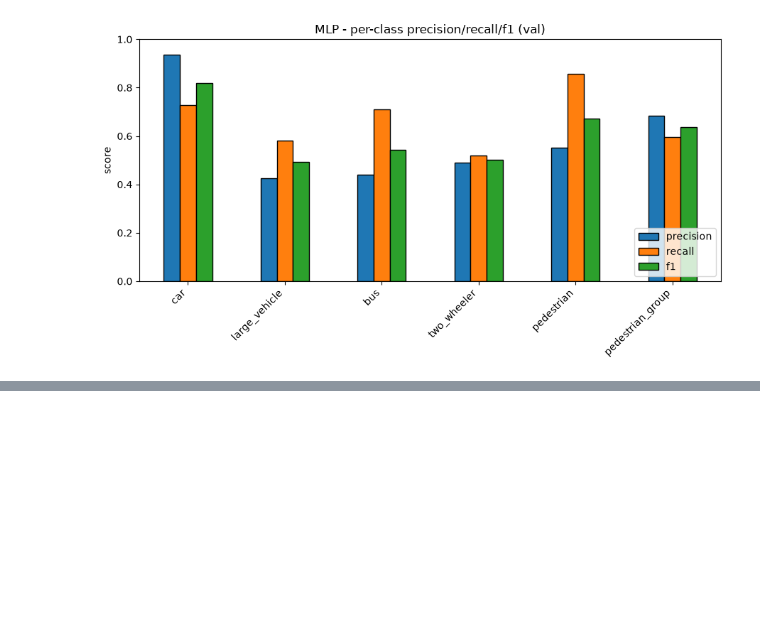
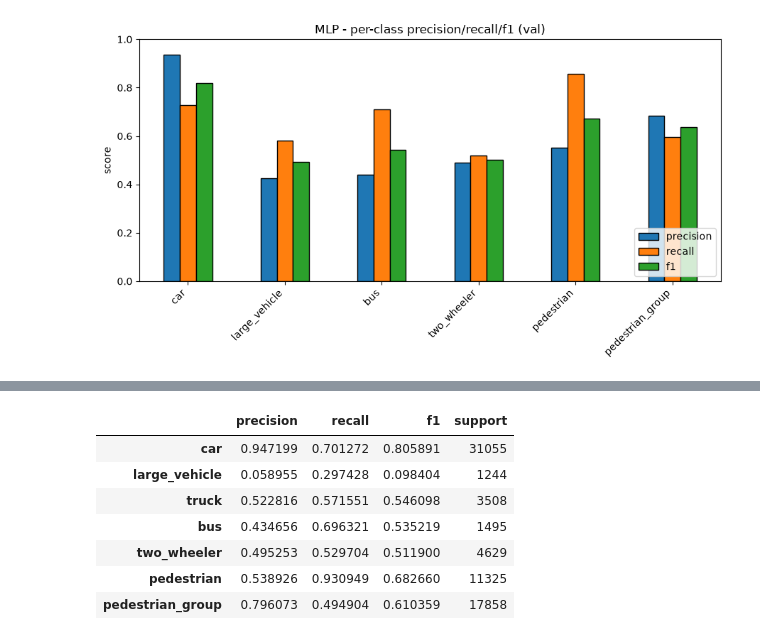
Before and after one commit to brunopinto900/radar-ml-autonomous-driving, a Jupyter notebook: notebooks/mlp_classifier.ipynb, the cells around one changed output, grey strips where cells are left out. Saved outputs shown, nothing was run; the diff lists cells and outputs as text; code cells hidden in the pictures; blank space fills up the shorter version.

```diff
--- a/notebooks/mlp_classifier.ipynb
+++ b/notebooks/mlp_classifier.ipynb
@@ -126,0 +165,11 @@ See `MLP_Design.md` decision 2. 1000-epoch run: `results/mlp/epochs_1000/`.
+# %%
+truck_separate_metrics
+# %% [output]
+|  | precision | recall | f1 | support |
+| car | 0.947199 | 0.701272 | 0.805891 | 31055 |
+| large_vehicle | 0.058955 | 0.297428 | 0.098404 | 1244 |
+| truck | 0.522816 | 0.571551 | 0.546098 | 3508 |
+| bus | 0.434656 | 0.696321 | 0.535219 | 1495 |
+| two_wheeler | 0.495253 | 0.529704 | 0.511900 | 4629 |
+| pedestrian | 0.538926 | 0.930949 | 0.682660 | 11325 |
+| pedestrian_group | 0.796073 | 0.494904 | 0.610359 | 17858 |
```
Also changed, not shown: parts of 13 cells of this notebook, 8 other files.
